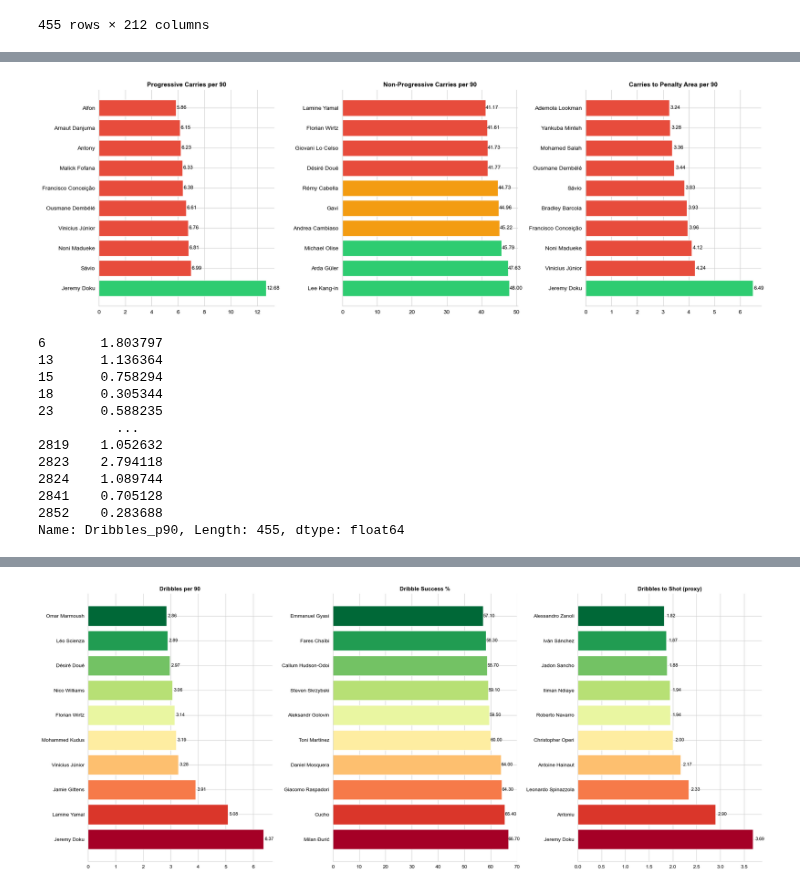
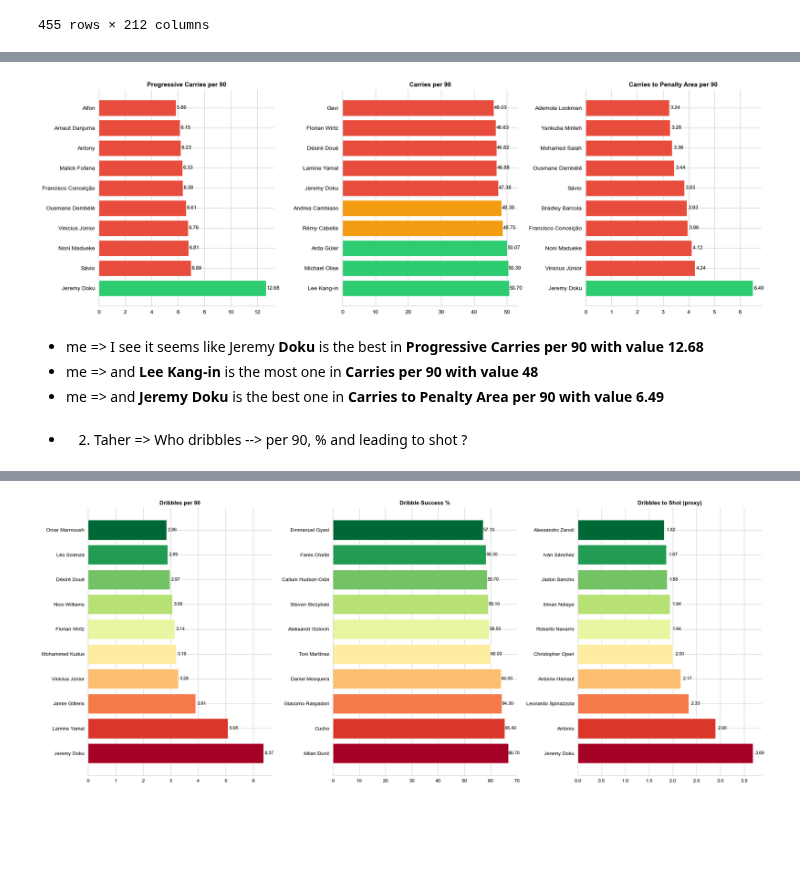
Before and after one commit to MoustafaMohamedMahmoud/Football, a Jupyter notebook: Football_Python_Notebook.ipynb, the cells around one changed output, grey strips where cells are left out. Cells and saved outputs as stored; diff of their text form; code cells hidden in the pictures; blank space fills up the shorter version.

```diff
--- a/Football_Python_Notebook.ipynb
+++ b/Football_Python_Notebook.ipynb
@@ -424,3 +418,2 @@ Name: Prog_Carries_p90, Length: 455, dtype: float64
 # %%
-wingers['Non_Prog_Carries_p90'] = (wingers['Carries'] - wingers['PrgC']) / wingers['90s']
-wingers['Non_Prog_Carries_p90']
+wingers['Carries_p90'] = (wingers['Carries']) / wingers['90s']
@@ -464,52 +430,43 @@ def get_colors(values):
     return colors
 
 fig, axes = plt.subplots(1, 3, figsize=(18, 6))
 fig.patch.set_facecolor('white')
 
 metrics = [
     ('Prog_Carries_p90', 'Progressive Carries per 90'),
-    ('Non_Prog_Carries_p90', 'Non-Progressive Carries per 90'),
+    ('Carries_p90', 'Carries per 90'),
     ('Carries_To_Pen_p90', 'Carries to Penalty Area per 90')
 ]
 
 for ax, (col, title) in zip(axes, metrics):
     top10 = wingers.nlargest(10, col)[['Player', col]].reset_index(drop=True)
     colors = get_colors(top10[col])
     bars = ax.barh(top10['Player'], top10[col], color=colors)
 
     for bar, val in zip(bars, top10[col]):
         ax.text(bar.get_width() + 0.05, bar.get_y() + bar.get_height()/2,
                 f'{val:.2f}', va='center', ha='left', fontsize=9, color='black')
 
     ax.set_title(title, color='black', fontsize=11, fontweight='bold')
     ax.set_facecolor('white')
     ax.tick_params(colors='black')
     ax.spines['bottom'].set_color('#ccc')
     ax.spines['left'].set_color('#ccc')
     ax.spines['top'].set_visible(False)
     ax.spines['right'].set_visible(False)
 
 plt.tight_layout()
-plt.savefig('carrying_analysis.png', dpi=150, bbox_inches='tight', facecolor='white')
+#plt.savefig('carrying_analysis.png', dpi=150, bbox_inches='tight', facecolor='white')
 plt.show()
 # %% [output]
-[figure, old version]
+[figure, new version]
+# %% [markdown]
+- me => I see it seems like Jeremy **Doku** is the best in **Progressive Carries per 90 with value 12.68**
+- me => and **Lee Kang-in** is the most one in **Carries per 90 with value 48**
+- me => and **Jeremy Doku** is the best one in **Carries to Penalty Area per 90 with value 6.49**
+# %% [markdown]
+- 2. Taher => Who dribbles --> per 90, % and leading to shot ?
 # %%
-# Who dribbles --> per 90, % and leading to shot
 wingers['Dribbles_p90'] = wingers['Succ'] / wingers['90s']
-wingers['Dribbles_p90']
-# %% [output]
-6       1.803797
-13      1.136364
-15      0.758294
-18      0.305344
-23      0.588235
-          ...
-2819    1.052632
-2823    2.794118
-2824    1.089744
-2841    0.705128
-2852    0.283688
-Name: Dribbles_p90, Length: 455, dtype: float64
 # %%
 wingers['Dribbles_Succ_Rate'] = wingers['Succ%']
```
Also changed, not shown: parts of 84 cells of this notebook.
